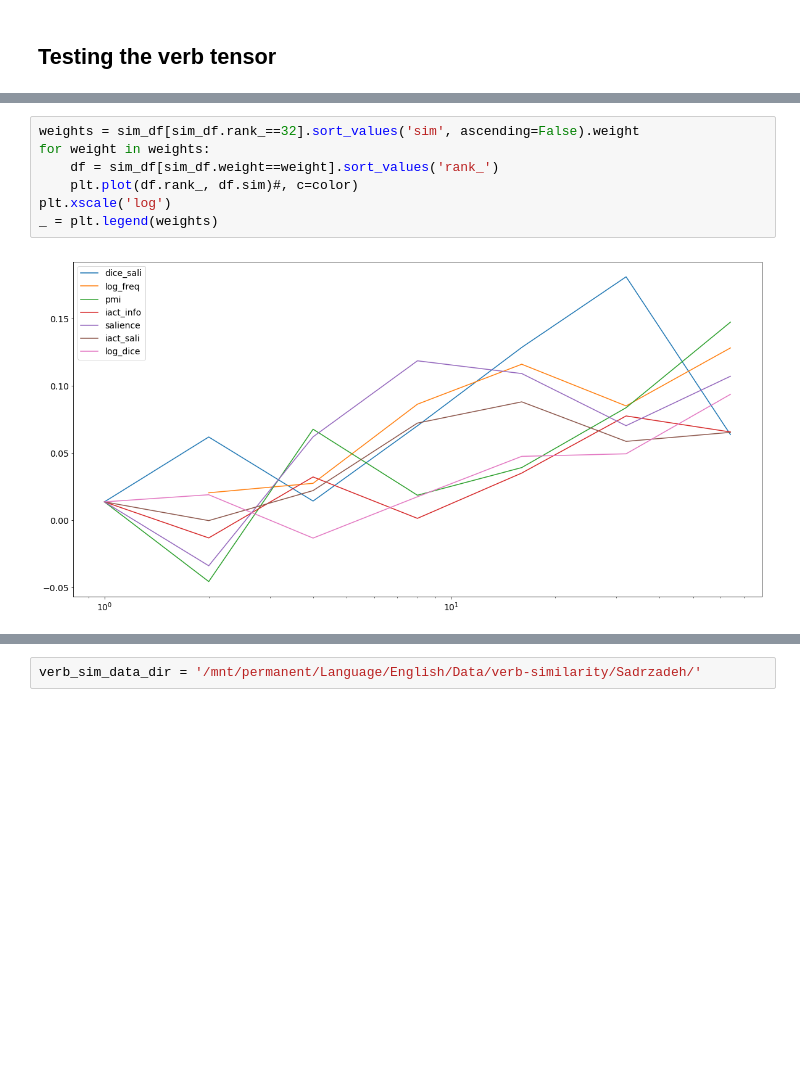
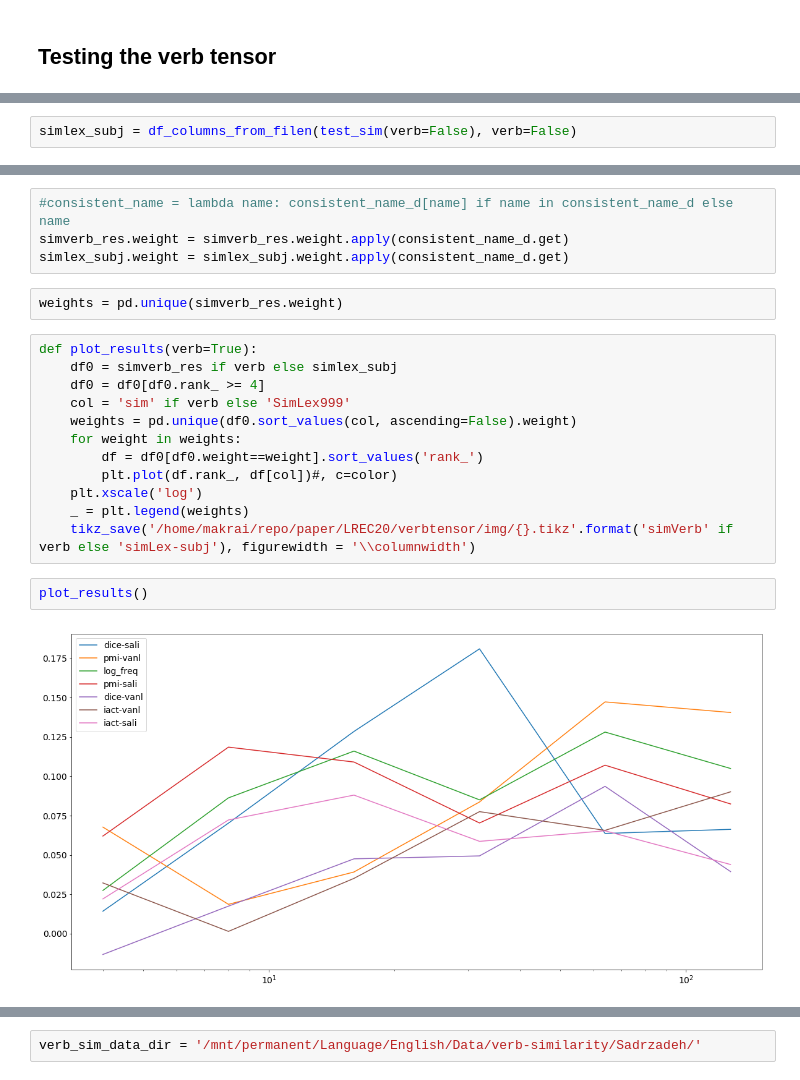
Before and after one commit to makrai/verb-tensor, a Jupyter notebook: eval.ipynb, the cells around one changed output, grey strips where cells are left out. Drawn from its saved outputs; the diff is of its cells as text; blank space fills up the shorter version.

Commit message:
Refactors the sections. Word level: SimVerb and SimLex inconsistent in this rank region. SVO triples planned: KS Turk similarity first

```diff
--- a/eval.ipynb
+++ b/eval.ipynb
@@ -178,0 +176,2 @@ Name: sim, dtype: float64
+# %%
+simlex_subj = df_columns_from_filen(test_sim(verb=False), verb=False)
@@ -179,9 +204,22 @@ Name: sim, dtype: float64
+# %%
+#consistent_name = lambda name: consistent_name_d[name] if name in consistent_name_d else name
+simverb_res.weight = simverb_res.weight.apply(consistent_name_d.get)
+simlex_subj.weight = simlex_subj.weight.apply(consistent_name_d.get)
+# %%
+weights = pd.unique(simverb_res.weight)
 # %%
-weights = sim_df[sim_df.rank_==32].sort_values('sim', ascending=False).weight
-for weight in weights:
-    df = sim_df[sim_df.weight==weight].sort_values('rank_')
-    plt.plot(df.rank_, df.sim)#, c=color)
-plt.xscale('log')
-_ = plt.legend(weights)
+def plot_results(verb=True):
+    df0 = simverb_res if verb else simlex_subj
+    df0 = df0[df0.rank_ >= 4]
+    col = 'sim' if verb else 'SimLex999'
+    weights = pd.unique(df0.sort_values(col, ascending=False).weight)
+    for weight in weights:
+        df = df0[df0.weight==weight].sort_values('rank_')
+        plt.plot(df.rank_, df[col])#, c=color)
+    plt.xscale('log')
+    _ = plt.legend(weights)
+    tikz_save('/home/makrai/repo/paper/LREC20/verbtensor/img/{}.tikz'.format('simVerb' if verb else 'simLex-subj'), figurewidth = '\\columnwidth')
-# %% [output]
-[figure, removed]
+# %%
+plot_results()
+# %% [output]
+[figure, added]
```
Also changed, not shown: parts of 49 cells of this notebook.
